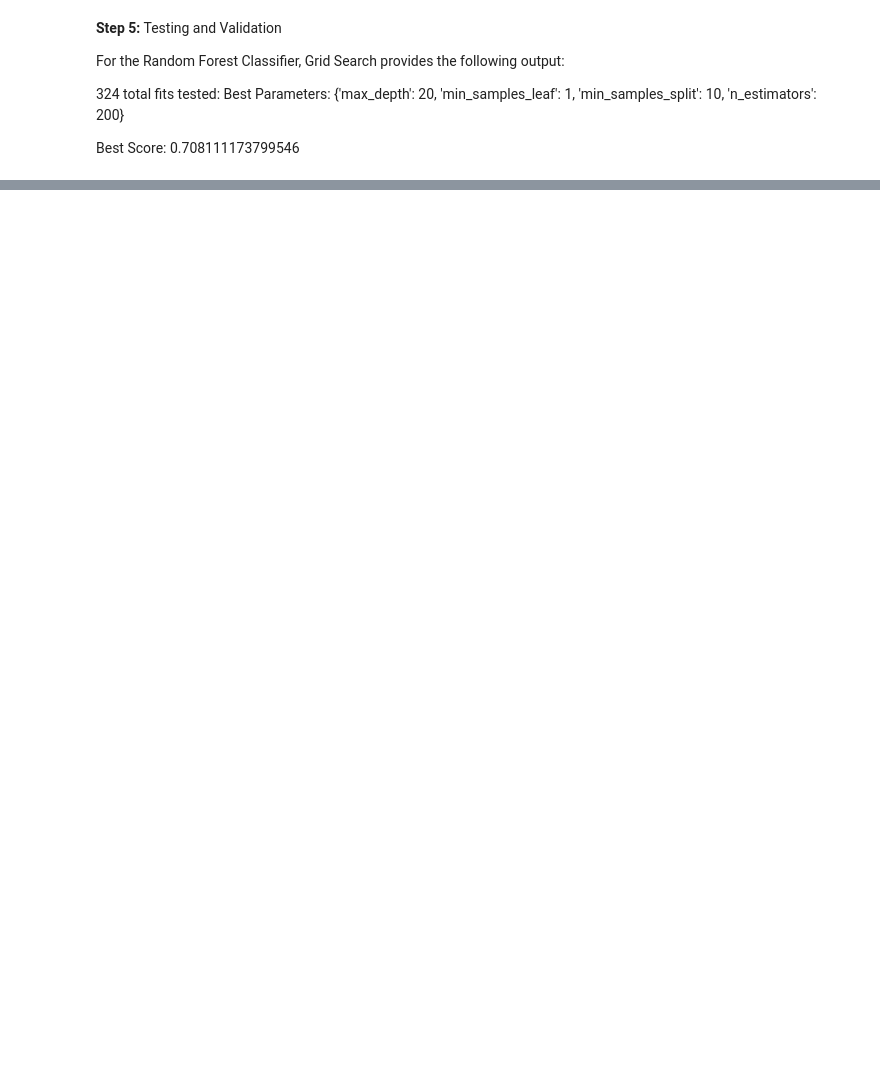
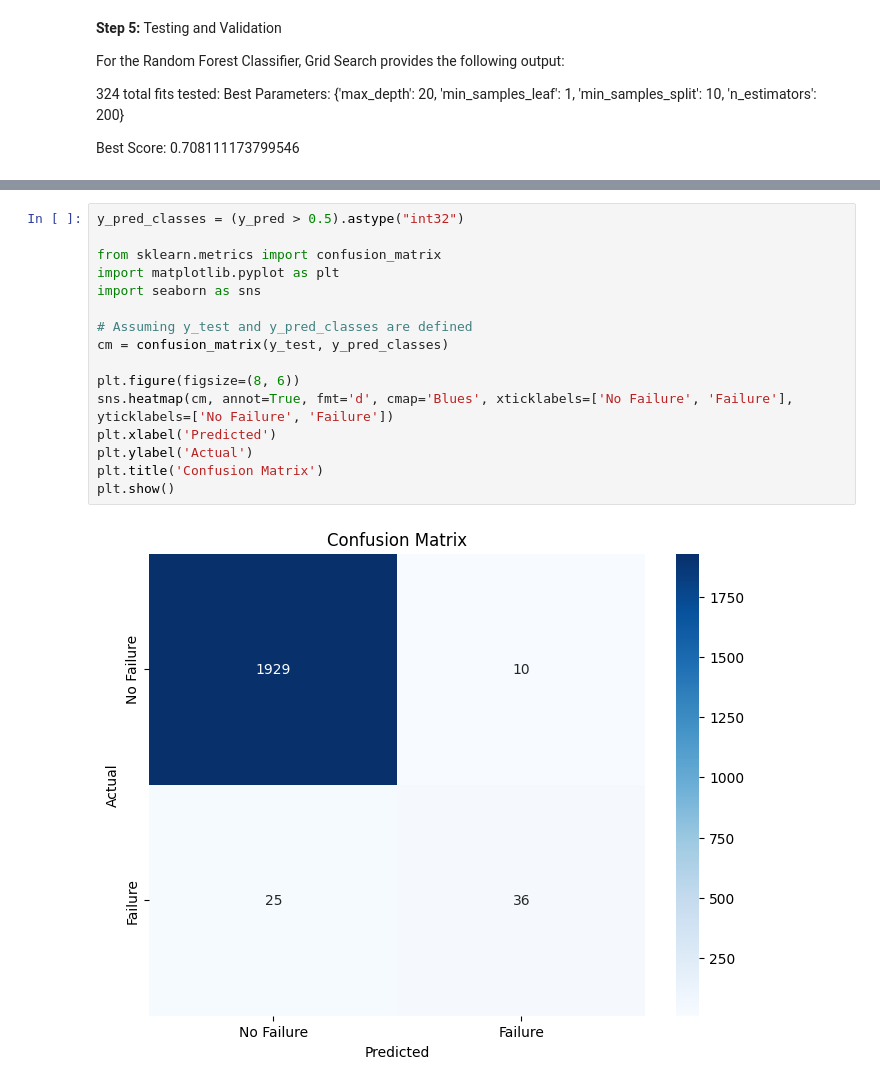
Before and after one commit to Djauvel/AML_Miniproject, a Jupyter notebook: Applied Machine Learning Miniproject.ipynb, the cells around one changed output, grey strips where cells are left out. Cells and saved outputs as stored; diff of their text form; blank space fills up the shorter version.

Commit message:
added confusion matrix to RF

```diff
--- a/Applied Machine Learning Miniproject.ipynb
+++ b/Applied Machine Learning Miniproject.ipynb
@@ -169 +165,19 @@ Classification Report:
 weighted avg       0.98      0.98      0.98      2000
+# %%
+y_pred_classes = (y_pred > 0.5).astype("int32")
+
+from sklearn.metrics import confusion_matrix
+import matplotlib.pyplot as plt
+import seaborn as sns
+
+# Assuming y_test and y_pred_classes are defined
+cm = confusion_matrix(y_test, y_pred_classes)
+
+plt.figure(figsize=(8, 6))
+sns.heatmap(cm, annot=True, fmt='d', cmap='Blues', xticklabels=['No Failure', 'Failure'], yticklabels=['No Failure', 'Failure'])
+plt.xlabel('Predicted')
+plt.ylabel('Actual')
+plt.title('Confusion Matrix')
+plt.show()
+# %% [output]
+[figure, added]
```
Also changed, not shown: parts of 2 cells of this notebook, 1 other file.
